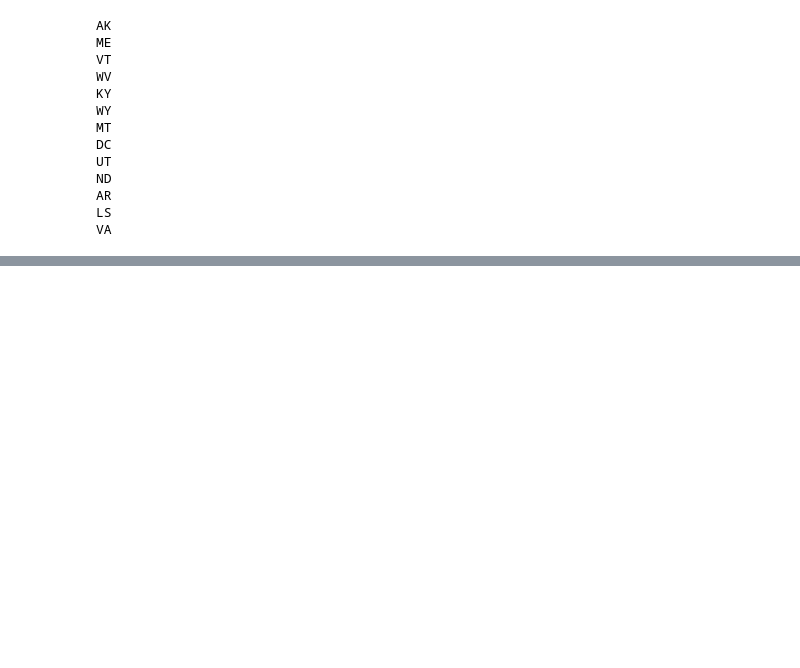
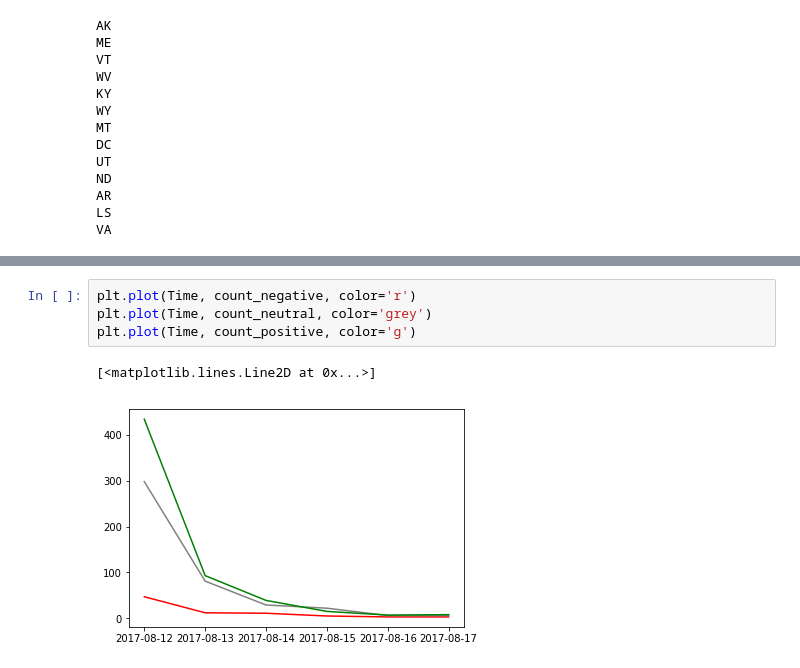
Before and after one commit to rupeshbasnet/twitter-data-vis, a Jupyter notebook: Twitter_Data_Extraction/Tweets_Preprocessing_Test.ipynb, the cells around one changed output, grey strips where cells are left out. Drawn from its saved outputs; the diff is of its cells as text; blank space fills up the shorter version.

```diff
--- a/Twitter_Data_Extraction/Tweets_Preprocessing_Test.ipynb
+++ b/Twitter_Data_Extraction/Tweets_Preprocessing_Test.ipynb
@@ -863,0 +929,7 @@ VA
+# %%
+plt.plot(Time, count_negative, color='r')
+plt.plot(Time, count_neutral, color='grey')
+plt.plot(Time, count_positive, color='g')
+# %% [output]
+[<matplotlib.lines.Line2D at 0x...>]
+[figure, added]
```
Also changed, not shown: parts of 20 cells of this notebook, 6 other files.
